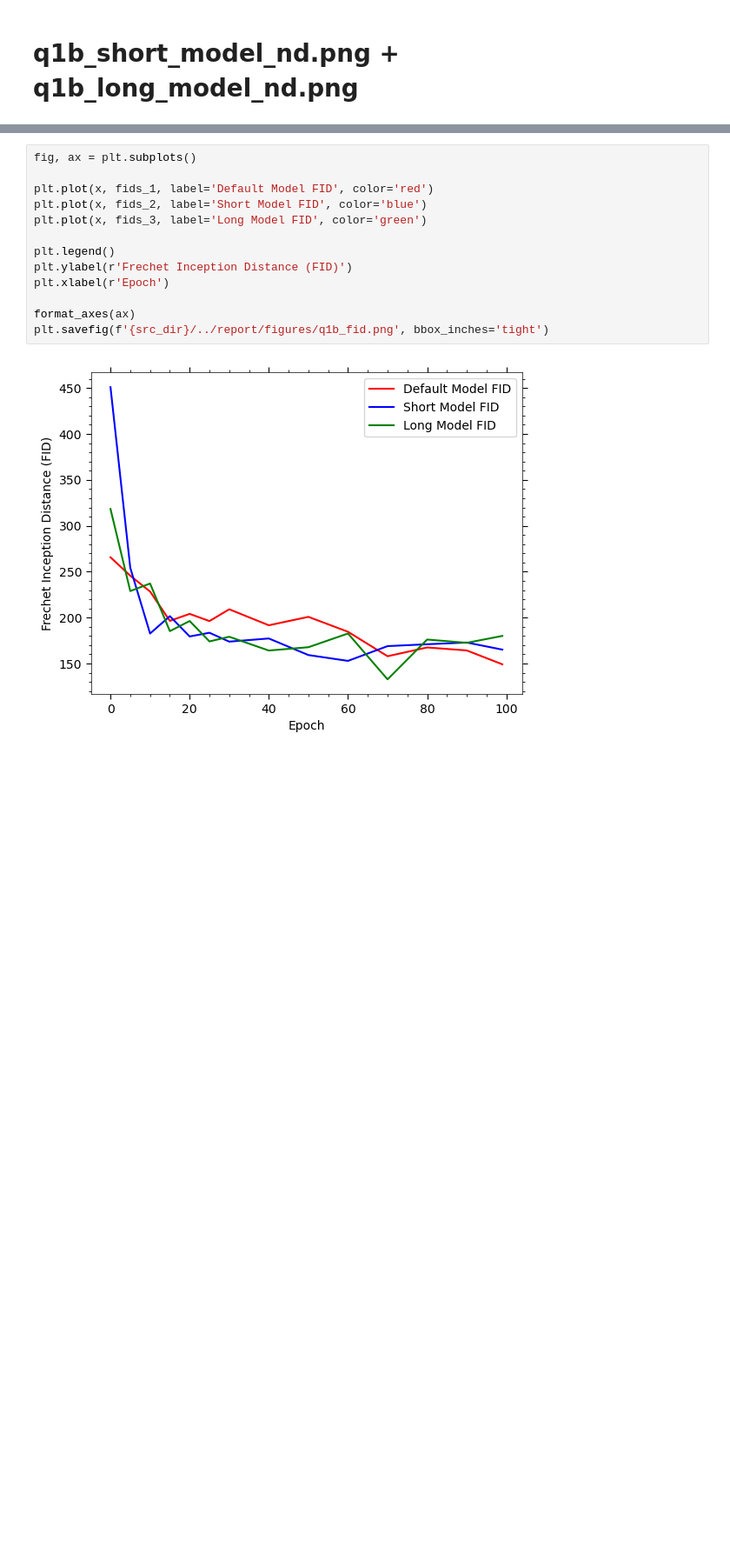
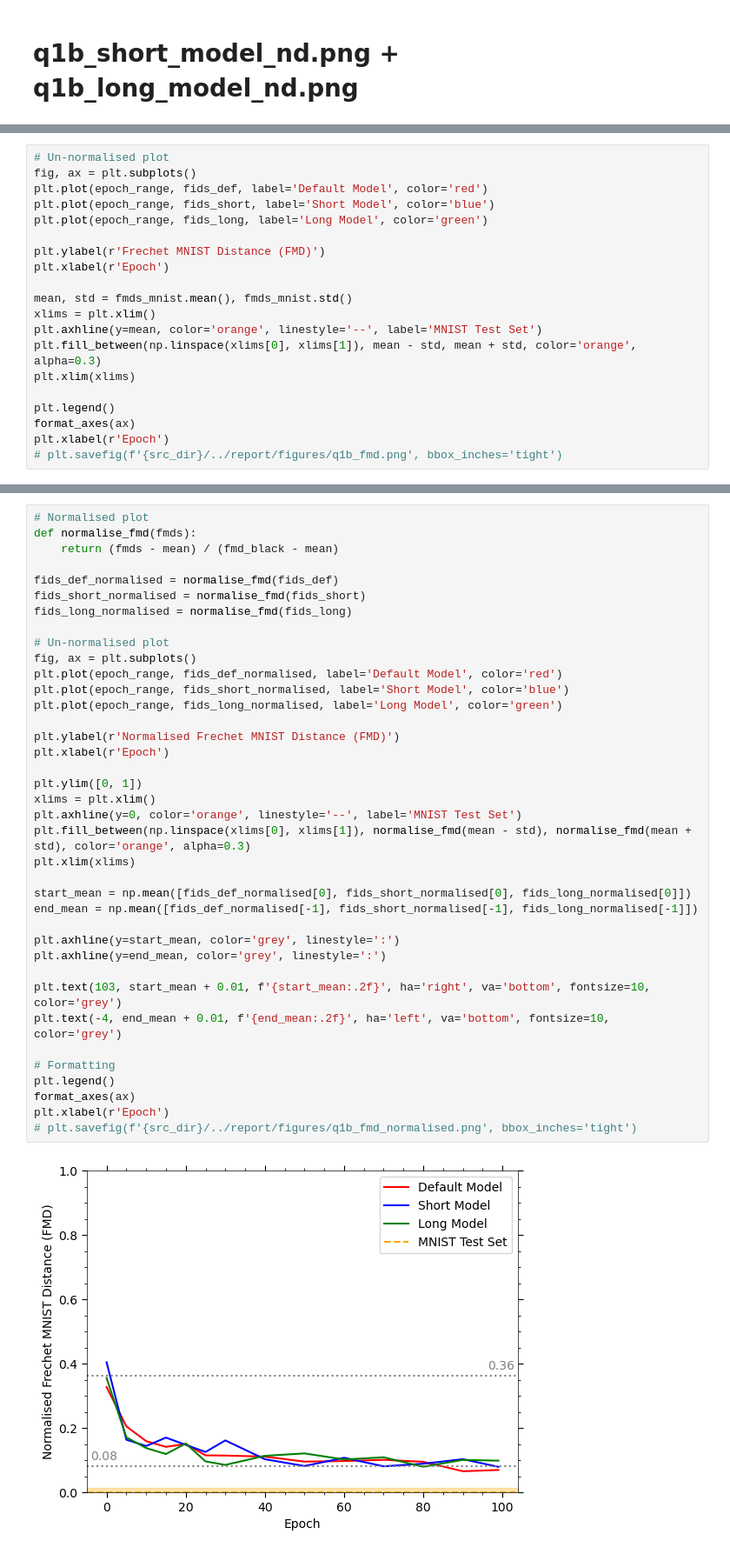
Before and after one commit to adnansiddiquei/MNIST_diffusion_model, a Jupyter notebook: src/plots/q1_plots.ipynb, the cells around one changed output, grey strips where cells are left out. Shown at 87% size. Drawn from its saved outputs; the diff is of its cells as text; blank space fills up the shorter version.

Commit message:
Completed code to generate FID plots.

```diff
--- a/src/plots/q1_plots.ipynb
+++ b/src/plots/q1_plots.ipynb
@@ -321,0 +380,20 @@ for i in range(samples_1.shape[0]):
+# %%
+# Un-normalised plot
+fig, ax = plt.subplots()
+plt.plot(epoch_range, fids_def, label='Default Model', color='red')
+plt.plot(epoch_range, fids_short, label='Short Model', color='blue')
+plt.plot(epoch_range, fids_long, label='Long Model', color='green')
+
+plt.ylabel(r'Frechet MNIST Distance (FMD)')
+plt.xlabel(r'Epoch')
+
+mean, std = fmds_mnist.mean(), fmds_mnist.std()
+xlims = plt.xlim()
+plt.axhline(y=mean, color='orange', linestyle='--', label='MNIST Test Set')
+plt.fill_between(np.linspace(xlims[0], xlims[1]), mean - std, mean + std, color='orange', alpha=0.3)
+plt.xlim(xlims)
+
+plt.legend()
+format_axes(ax)
+plt.xlabel(r'Epoch')
+# plt.savefig(f'{src_dir}/../report/figures/q1b_fmd.png', bbox_inches='tight')
@@ -322,15 +402,40 @@ for i in range(samples_1.shape[0]):
 # %%
+# Normalised plot
+def normalise_fmd(fmds):
+    return (fmds - mean) / (fmd_black - mean)
+
+fids_def_normalised = normalise_fmd(fids_def)
+fids_short_normalised = normalise_fmd(fids_short)
+fids_long_normalised = normalise_fmd(fids_long)
+
+# Un-normalised plot
 fig, ax = plt.subplots()
+plt.plot(epoch_range, fids_def_normalised, label='Default Model', color='red')
+plt.plot(epoch_range, fids_short_normalised, label='Short Model', color='blue')
+plt.plot(epoch_range, fids_long_normalised, label='Long Model', color='green')
 
-plt.plot(x, fids_1, label='Default Model FID', color='red')
-plt.plot(x, fids_2, label='Short Model FID', color='blue')
-plt.plot(x, fids_3, label='Long Model FID', color='green')
-
-plt.legend()
-plt.ylabel(r'Frechet Inception Distance (FID)')
+plt.ylabel(r'Normalised Frechet MNIST Distance (FMD)')
 plt.xlabel(r'Epoch')
 
+plt.ylim([0, 1])
+xlims = plt.xlim()
+plt.axhline(y=0, color='orange', linestyle='--', label='MNIST Test Set')
+plt.fill_between(np.linspace(xlims[0], xlims[1]), normalise_fmd(mean - std), normalise_fmd(mean + std), color='orange', alpha=0.3)
+plt.xlim(xlims)
+
+start_mean = np.mean([fids_def_normalised[0], fids_short_normalised[0], fids_long_normalised[0]])
+end_mean = np.mean([fids_def_normalised[-1], fids_short_normalised[-1], fids_long_normalised[-1]])
+
+plt.axhline(y=start_mean, color='grey', linestyle=':')
+plt.axhline(y=end_mean, color='grey', linestyle=':')
+
+plt.text(103, start_mean + 0.01, f'{start_mean:.2f}', ha='right', va='bottom', fontsize=10, color='grey')
+plt.text(-4, end_mean + 0.01, f'{end_mean:.2f}', ha='left', va='bottom', fontsize=10, color='grey')
+
+# Formatting
+plt.legend()
 format_axes(ax)
-plt.savefig(f'{src_dir}/../report/figures/q1b_fid.png', bbox_inches='tight')
+plt.xlabel(r'Epoch')
+# plt.savefig(f'{src_dir}/../report/figures/q1b_fmd_normalised.png', bbox_inches='tight')
 # %% [output]
-[figure, old version]
+[figure, new version]
```
Also changed, not shown: parts of 28 cells of this notebook, 17 other files.
